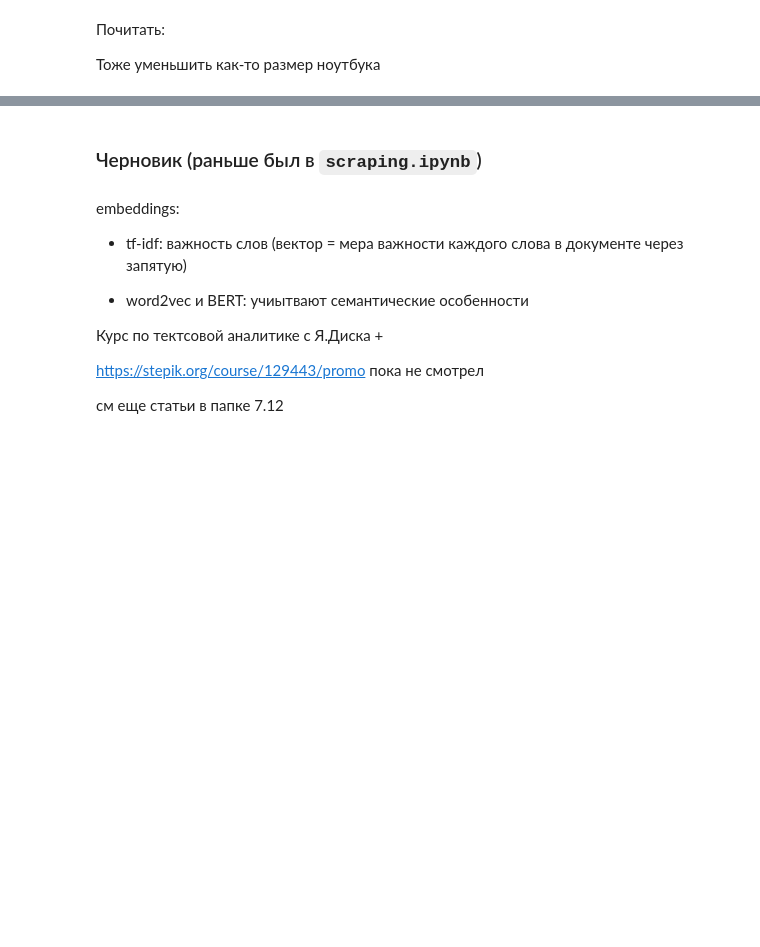
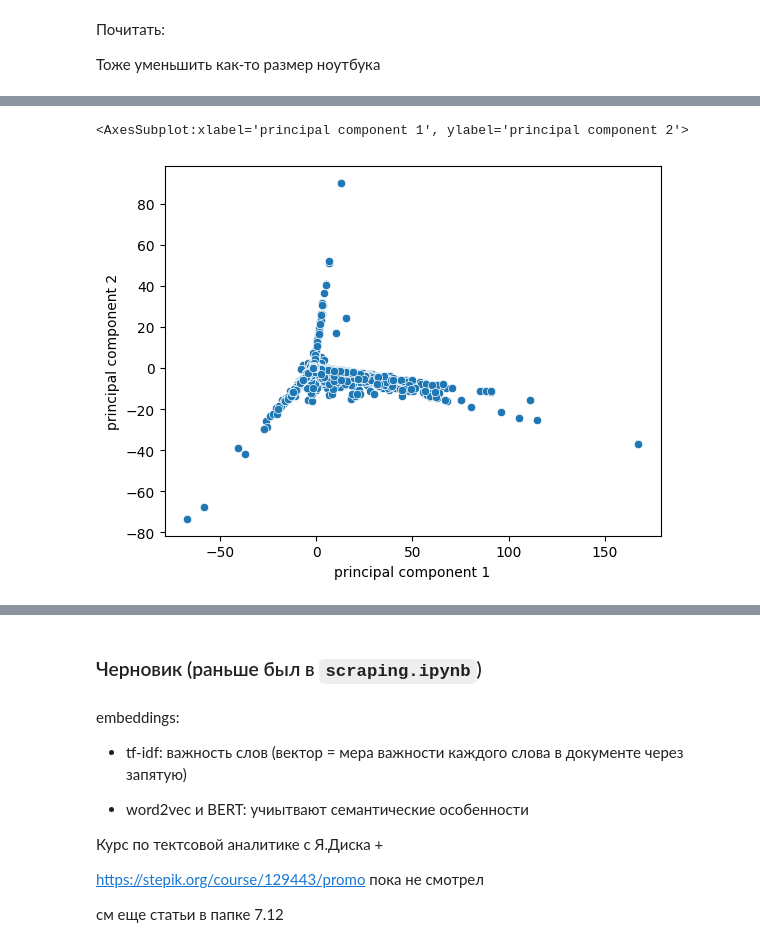
Before and after one commit to aefrt/automatization-recruiting, a Jupyter notebook: analysis.ipynb, the cells around one changed output, grey strips where cells are left out. Cells and saved outputs as stored; diff of their text form; code cells hidden in the pictures; blank space fills up the shorter version.

```diff
--- a/analysis.ipynb
+++ b/analysis.ipynb
@@ -62,0 +86,2 @@ df.head(100)
+# %%
+reg.fit(X, y)
@@ -279,0 +319,9 @@ our_data['emb'] = embs
+# %%
+# буду использовать среднее
+
+embs_flattened = []
+for x in our_data['emb']:
+    x_flat = np.array(x[0])
+    for z in x[1:]:
+        x_flat += np.array(z)
+    embs_flattened.append(x_flat / len(x))
@@ -454,0 +549,6 @@ for x in embs_flattened:
+# %%
+from sklearn.preprocessing import StandardScaler
+from sklearn.decomposition import PCA
+
+scaler = StandardScaler()
+x = scaler.fit_transform(X)
@@ -454,0 +571,5 @@ for x in embs_flattened:
+# %%
+pca = PCA(n_components=3)
+principalComponents = pca.fit_transform(x)
+principal = pd.DataFrame(data = principalComponents
+             , columns = ['principal component 1', 'principal component 2','principal component 3'])
@@ -454,0 +598,5 @@ for x in embs_flattened:
+# %%
+sns.scatterplot(principal['principal component 1'], principal['principal component 2'])
+# %% [output]
+<AxesSubplot:xlabel='principal component 1', ylabel='principal component 2'>
+[figure, added]
```
Also changed, not shown: parts of 46 cells of this notebook, 1 other file.
